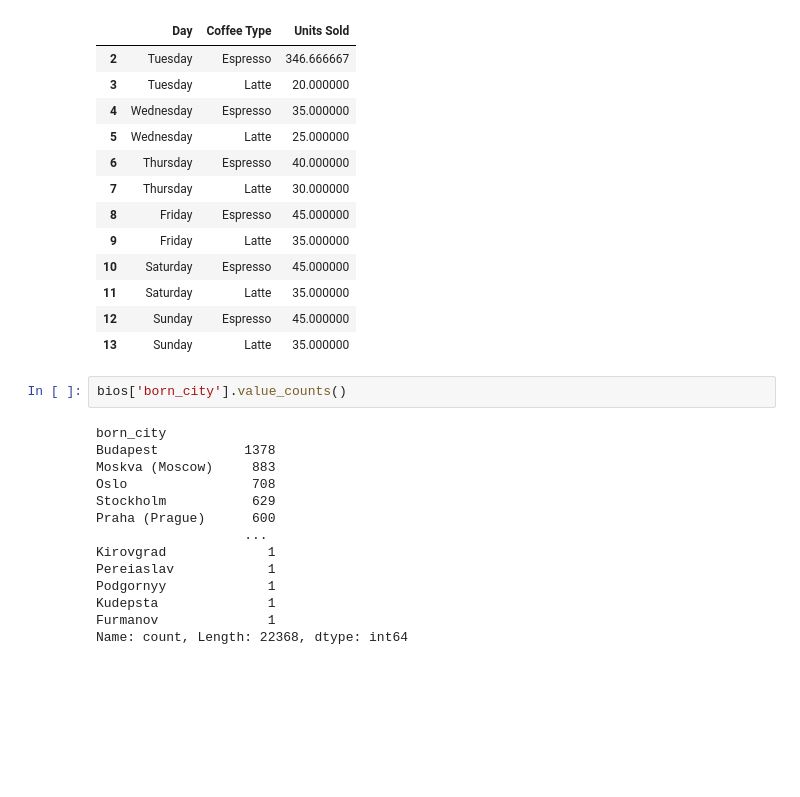
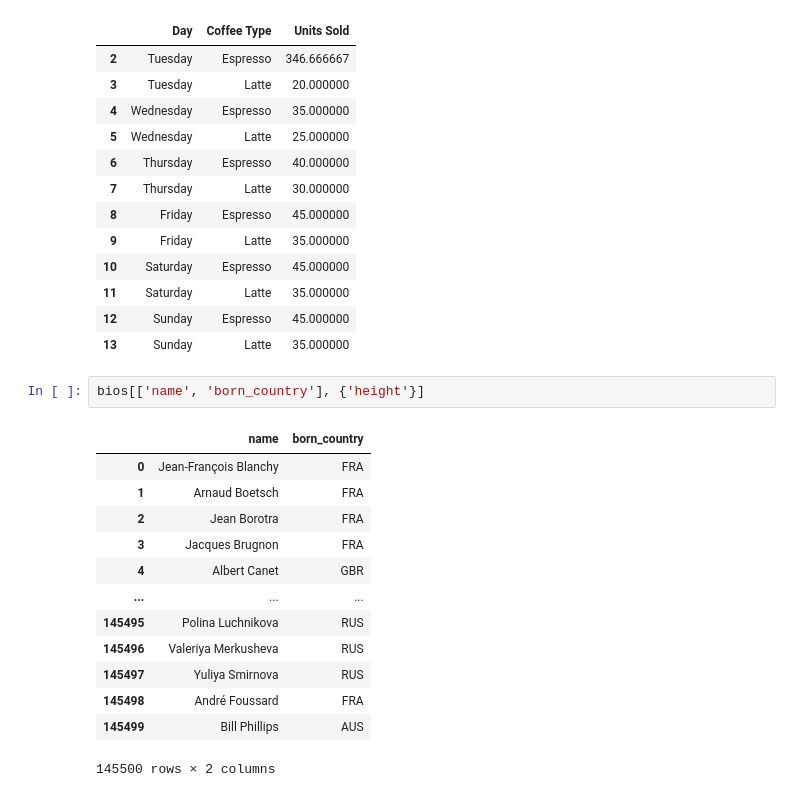
Before and after one commit to kelseafunwi/complete-pandas-tutorial, a Jupyter notebook: main.ipynb, the cells around one changed output. Saved outputs shown, nothing was run; the diff lists cells and outputs as text; blank space fills up the shorter version.

```diff
--- a/main.ipynb
+++ b/main.ipynb
@@ -964,19 +945,19 @@ coffee.dropna()
 | 11 | Saturday | Latte | 35.000000 |
 | 12 | Sunday | Espresso | 45.000000 |
 | 13 | Sunday | Latte | 35.000000 |
-# %%
-bios['born_city'].value_counts()
-# %% [output]
-born_city
-Budapest           1378
-Moskva (Moscow)     883
-Oslo                708
-Stockholm           629
-Praha (Prague)      600
-                   ...
-Kirovgrad             1
-Pereiaslav            1
-Podgornyy             1
-Kudepsta              1
-Furmanov              1
-Name: count, Length: 22368, dtype: int64
+# %%
+bios[['name', 'born_country'], {'height'}]
+# %% [output]
+|  | name | born_country |
+| 0 | Jean-François Blanchy | FRA |
+| 1 | Arnaud Boetsch | FRA |
+| 2 | Jean Borotra | FRA |
+| 3 | Jacques Brugnon | FRA |
+| 4 | Albert Canet | GBR |
+| ... | ... | ... |
+| 145495 | Polina Luchnikova | RUS |
+| 145496 | Valeriya Merkusheva | RUS |
+| 145497 | Yuliya Smirnova | RUS |
+| 145498 | André Foussard | FRA |
+| 145499 | Bill Phillips | AUS |
+145500 rows × 2 columns
```
Also changed, not shown: parts of 5 cells of this notebook.
